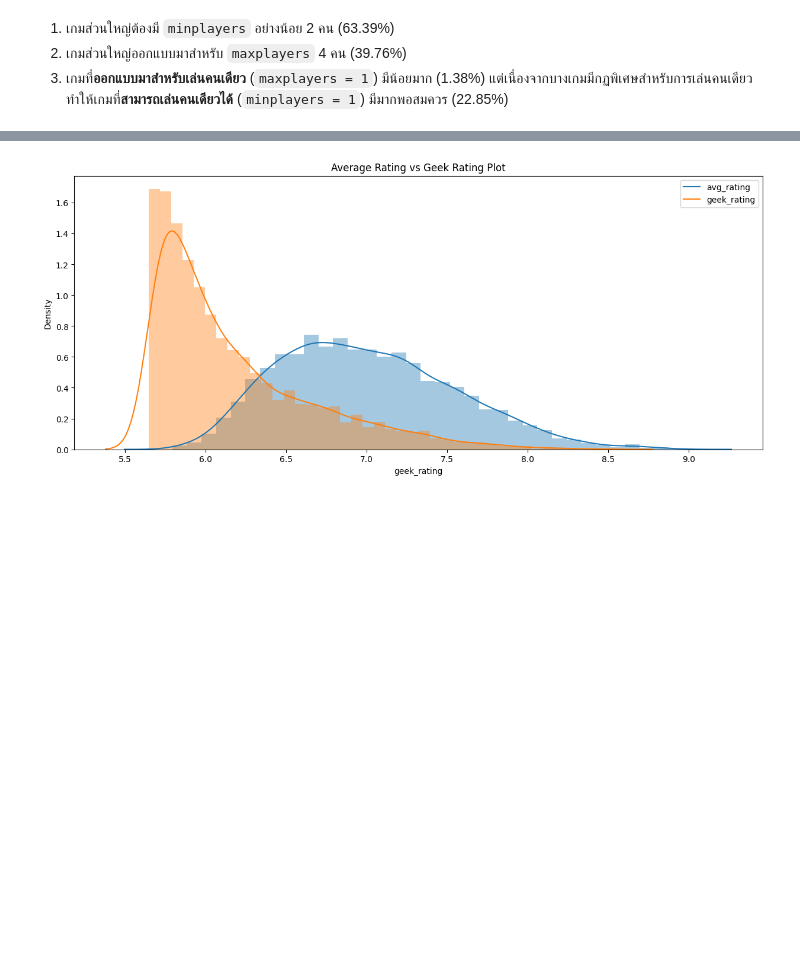
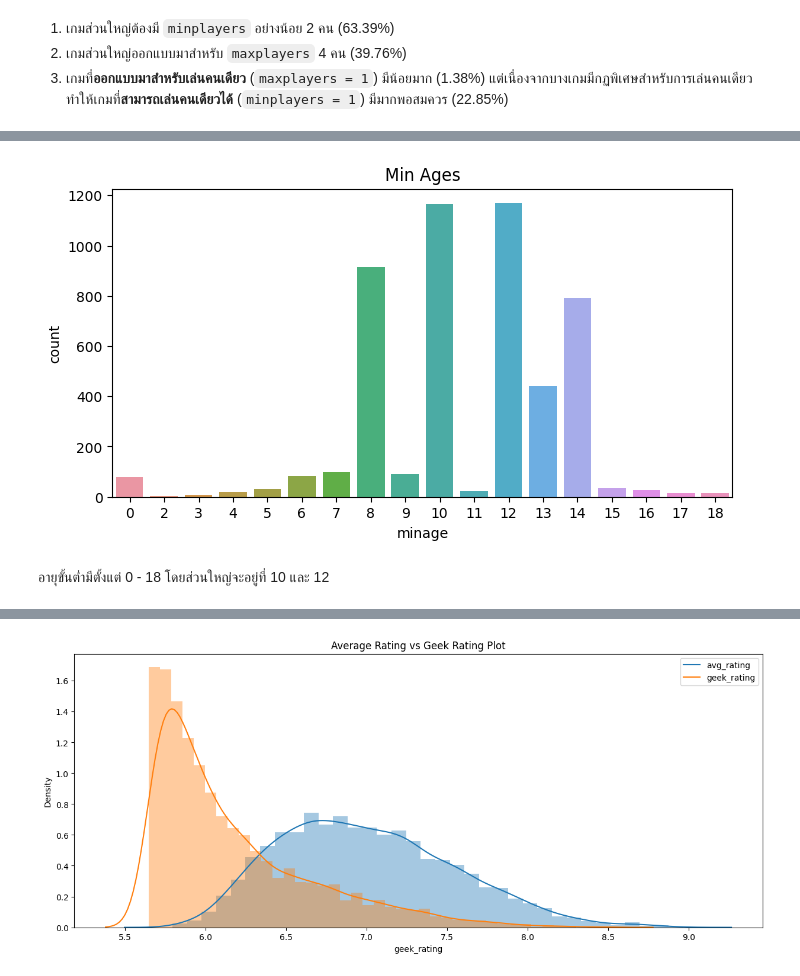
Before and after one commit to Kopzzz/Board-Game-RecCommu, a Jupyter notebook: code/1_Cleaning&EDA_BoardGames.ipynb, the cells around one changed output, grey strips where cells are left out. Cells and saved outputs as stored; diff of their text form; code cells hidden in the pictures; blank space fills up the shorter version.

Commit message:
minage and playingtime

```diff
--- a/code/1_Cleaning&EDA_BoardGames.ipynb
+++ b/code/1_Cleaning&EDA_BoardGames.ipynb
@@ -250,0 +261,4 @@ plt.show()
+# %%
+df_age = df_bg['minage'].value_counts().reset_index()
+df_age.columns = ['minage', 'count']
+df_age
@@ -250,0 +283,9 @@ plt.show()
+# %%
+plt.figure(figsize=(8,4))
+plt.title('Min Ages')
+sns.barplot(data=df_age, y='count', x='minage')
+plt.show()
+# %% [output]
+[figure, added]
+# %% [markdown]
+อายุขั้นต่ำมีตั้งแต่ 0 - 18 โดยส่วนใหญ่จะอยู่ที่ 10 และ 12
```
Also changed, not shown: parts of 5 cells of this notebook.
